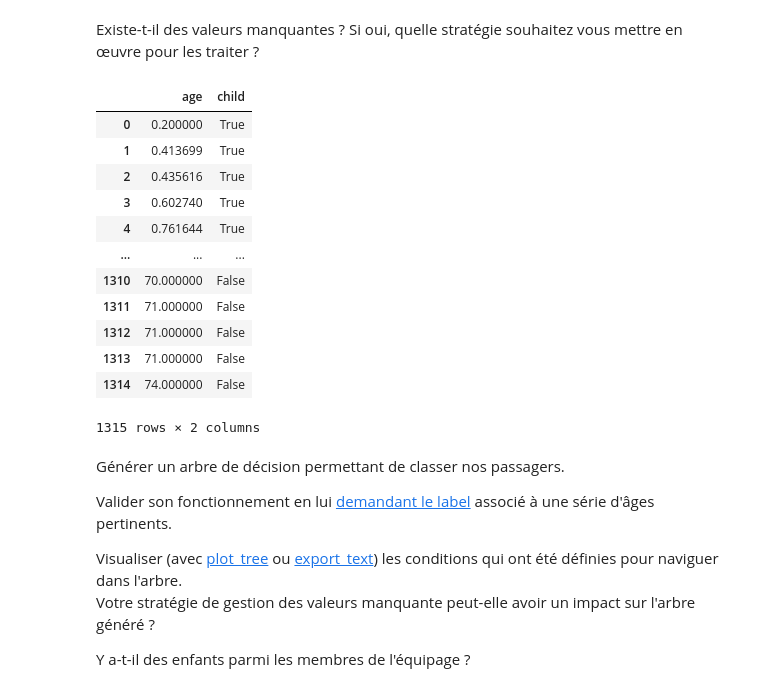
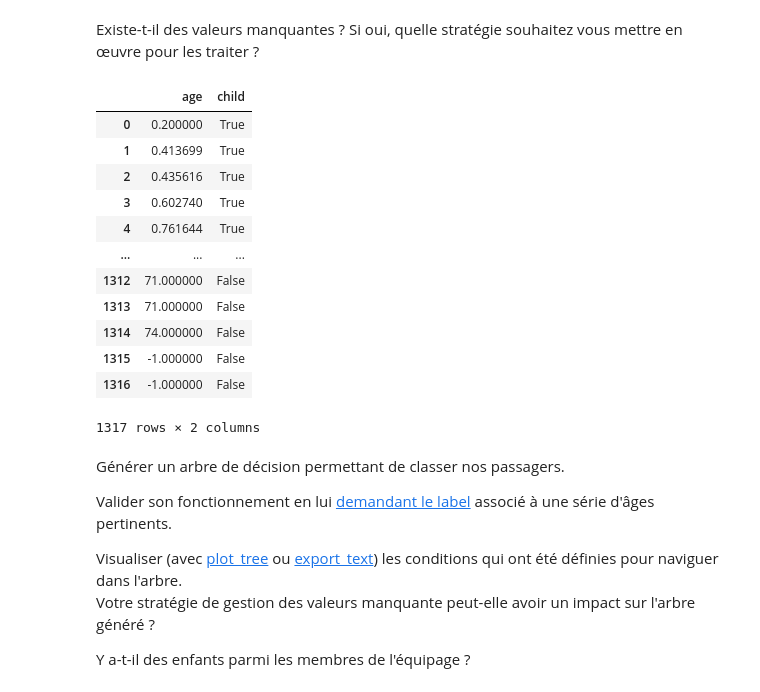
Before and after one commit to nguyenpham97/ENSMA_M2_IA_TP_Travaux-pratiques, a Jupyter notebook: Donnees intelligentes/Titanic-sujet.ipynb, the cells around one changed output. Drawn from its saved outputs; the diff is of its cells as text; code cells hidden in the pictures.

```diff
--- a/Donnees intelligentes/Titanic-sujet.ipynb
+++ b/Donnees intelligentes/Titanic-sujet.ipynb
@@ -537,7 +549,7 @@ Dans cette première version, la seule variable d'entrée du classificateur sera
 Donner une séquence d'instructions permettant d'aboutir à ce résult.
 # %%
 df_child = passengers[['age', 'sibsp', 'parch']]
-df_child['child'] = (df_child['age'] < mean) & ((df_child['sibsp']!=0) | (df_child['parch']!=0))
+df_child['child'] = (df_child['age'] < max) & ((df_child['sibsp']!=0) | (df_child['parch']!=0))
 df_child = df_child.sort_values(by='age', ascending = True)
 df_child.reset_index(drop=True, inplace=True)
 df_child
@@ -563,23 +575,23 @@ See the caveats in the documentation: https://pandas.pydata.org/pandas-docs/stab
 Existe-t-il des valeurs manquantes ? Si oui, quelle stratégie souhaitez vous mettre en œuvre pour les traiter ?
 # %%
 # Enfants not go alone
-df_new = df_child.dropna()
+df_new = df_child.fillna(-1)
 df_new = df_new.drop(['sibsp', 'parch'], axis=1)
 df_new
 # %% [output]
 |  | age | child |
 | 0 | 0.200000 | True |
 | 1 | 0.413699 | True |
 | 2 | 0.435616 | True |
 | 3 | 0.602740 | True |
 | 4 | 0.761644 | True |
 | ... | ... | ... |
-| 1310 | 70.000000 | False |
-| 1311 | 71.000000 | False |
 | 1312 | 71.000000 | False |
 | 1313 | 71.000000 | False |
 | 1314 | 74.000000 | False |
+| 1315 | -1.000000 | False |
+| 1316 | -1.000000 | False |
-1315 rows × 2 columns
+1317 rows × 2 columns
 # %% [markdown]
 Générer un arbre de décision permettant de classer nos passagers.
 
```
Also changed, not shown: parts of 21 cells of this notebook.
